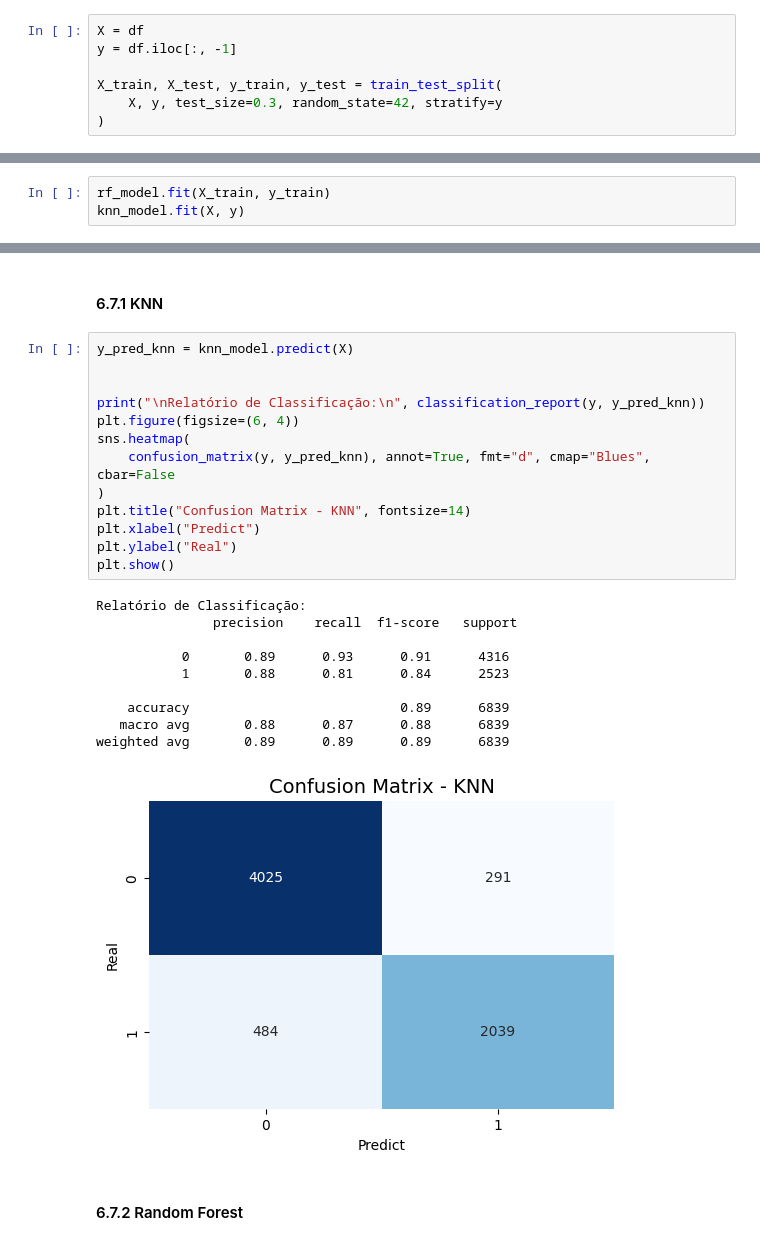
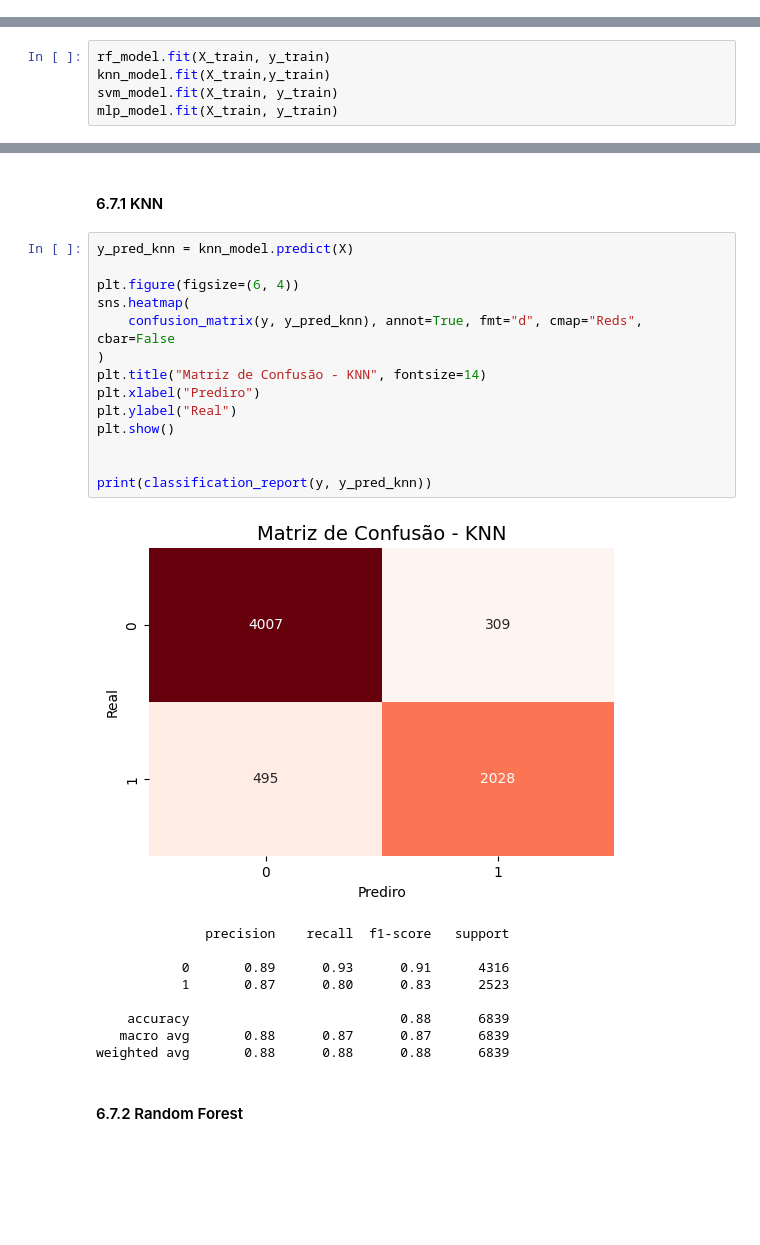
Before and after one commit to Ei-Truck/Exploratory-Analysis_Preditive-Model, a Jupyter notebook: T_L_Tracking_Dataset/analise_dados.ipynb, the cells around one changed output, grey strips where cells are left out. Saved outputs shown, nothing was run; the diff lists cells and outputs as text; blank space fills up the shorter version.

```diff
--- a/T_L_Tracking_Dataset/analise_dados.ipynb
+++ b/T_L_Tracking_Dataset/analise_dados.ipynb
@@ -727,10 +790,3 @@ preprocessor_rf = ColumnTransformer(
-# %%
-X = df
-y = df.iloc[:, -1]
-
-X_train, X_test, y_train, y_test = train_test_split(
-    X, y, test_size=0.3, random_state=42, stratify=y
-)
 # %% [markdown]
 ### 6.5  Fazendo os modelos
 # %%
@@ -764,6 +839,8 @@ rf_model = Pipeline(
 # %%
 rf_model.fit(X_train, y_train)
-knn_model.fit(X, y)
+knn_model.fit(X_train,y_train)
+svm_model.fit(X_train, y_train)
+mlp_model.fit(X_train, y_train)
 # %% [output]
 Pipeline(steps=[('preprocessor',
                  ColumnTransformer(transformers=[('num', MinMaxScaler(),
@@ -790,27 +870,27 @@ Vamos avaliar o desempenho do modelo utilizando:
 # %%
 y_pred_knn = knn_model.predict(X)
 
-
-print("\nRelatório de Classificação:\n", classification_report(y, y_pred_knn))
 plt.figure(figsize=(6, 4))
 sns.heatmap(
-    confusion_matrix(y, y_pred_knn), annot=True, fmt="d", cmap="Blues", cbar=False
+    confusion_matrix(y, y_pred_knn), annot=True, fmt="d", cmap="Reds", cbar=False
 )
-plt.title("Confusion Matrix - KNN", fontsize=14)
-plt.xlabel("Predict")
+plt.title("Matriz de Confusão - KNN", fontsize=14)
+plt.xlabel("Prediro")
 plt.ylabel("Real")
 plt.show()
+
+
+print(classification_report(y, y_pred_knn))
 # %% [output]
+[figure, new version]
-Relatório de Classificação:
-               precision    recall  f1-score   support
+              precision    recall  f1-score   support
 
            0       0.89      0.93      0.91      4316
-           1       0.88      0.81      0.84      2523
+           1       0.87      0.80      0.83      2523
 
-    accuracy                           0.89      6839
-   macro avg       0.88      0.87      0.88      6839
-weighted avg       0.89      0.89      0.89      6839
+    accuracy                           0.88      6839
+   macro avg       0.88      0.87      0.87      6839
+weighted avg       0.88      0.88      0.88      6839
-[figure, old version]
 # %% [markdown]
 #### 6.7.2 Random Forest
 # %%
```
Also changed, not shown: parts of 21 cells of this notebook.
